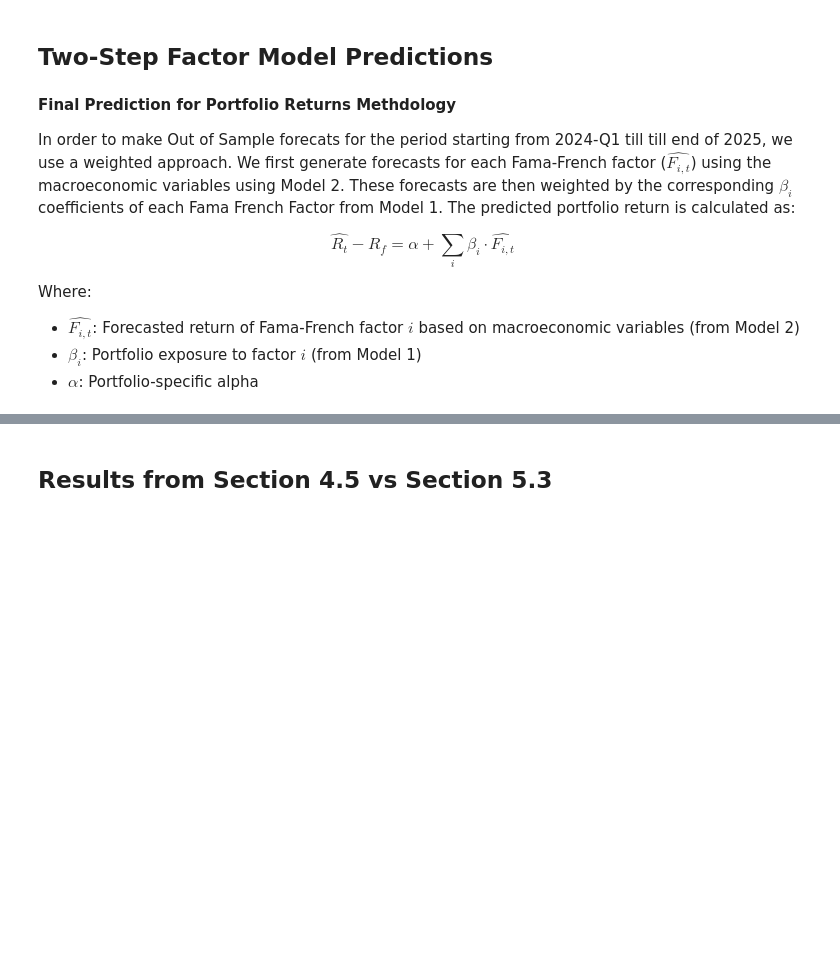
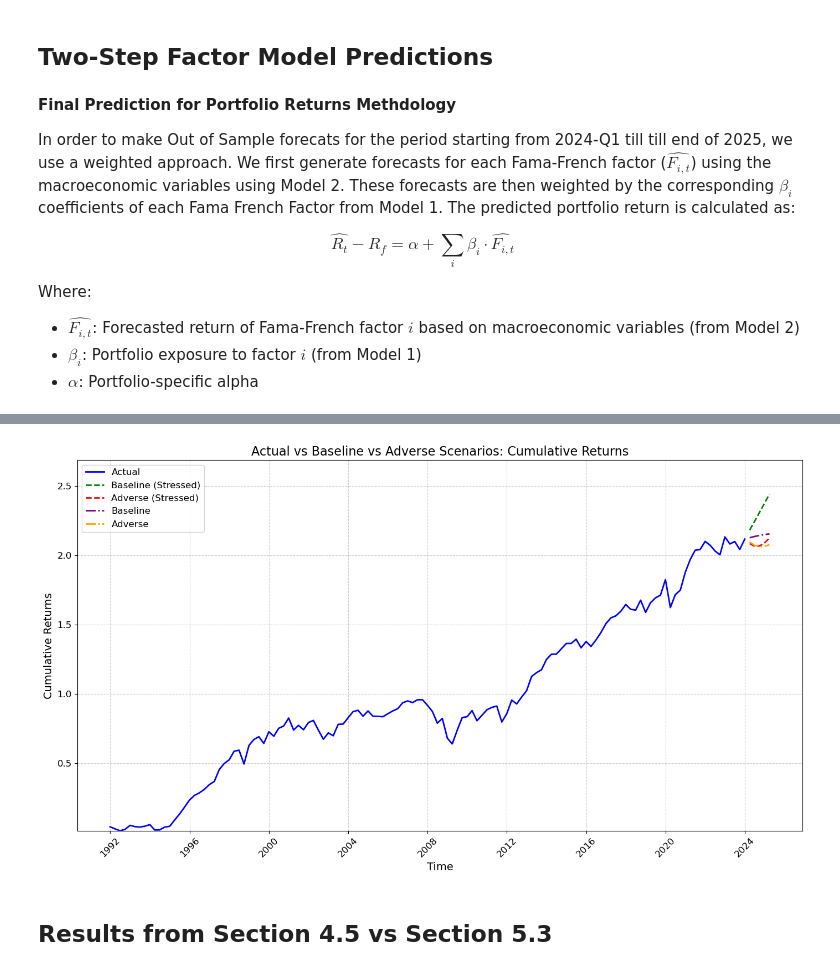
Before and after one commit to Raafayuqaily/TE-Portfolio-Stress-Testing-Final-Project, a Jupyter notebook: Final_Project2_Notebook_V7.ipynb, the cells around one changed output, grey strips where cells are left out. Drawn from its saved outputs; the diff is of its cells as text; code cells hidden in the pictures; blank space fills up the shorter version.

```diff
--- a/Final_Project2_Notebook_V7.ipynb
+++ b/Final_Project2_Notebook_V7.ipynb
@@ -1794,3 +1936,57 @@ plt.show()
+# %%
+fig, ax = plt.subplots(figsize=(14, 8))
+
+ax.plot(portf_ff_regression_returns.index,
+        portf_ff_regression_returns['Cumulative Actual Returns'],
+        label='Actual', color='blue', linewidth=2)
+
+ax.plot(final_portfolio_rets_pred_strsd.index,
+        final_portfolio_rets_pred_strsd['Cumulative Returns - Baseline (Stressed)'],
+        label='Baseline (Stressed)', color='green', linestyle='--', linewidth=2)
+
+ax.plot(final_portfolio_rets_pred_strsd.index,
+        final_portfolio_rets_pred_strsd['Cumulative Returns - Adverse (Stressed)'],
+        label='Adverse (Stressed)', color='red', linestyle='--', linewidth=2)
+
+ax.plot(final_portfolio_rets_pred.index,
+        final_portfolio_rets_pred['Cumulative Returns - Baseline'],
+        label='Baseline', color='purple', linestyle='-.', linewidth=2)
+
+ax.plot(final_portfolio_rets_pred.index,
+        final_portfolio_rets_pred['Cumulative Returns - Adverse'],
+        label='Adverse', color='orange', linestyle='-.', linewidth=2)
+
+ax.set_title("Actual vs Baseline vs Adverse Scenarios: Cumulative Returns", fontsize=16)
+ax.set_xlabel("Time", fontsize=14)
+ax.set_ylabel("Cumulative Returns", fontsize=14)
+
+y_min = min(
+    portf_ff_regression_returns['Cumulative Actual Returns'].min(),
+    final_portfolio_rets_pred_strsd['Cumulative Returns - Baseline (Stressed)'].min(),
+    final_portfolio_rets_pred_strsd['Cumulative Returns - Adverse (Stressed)'].min(),
+    final_portfolio_rets_pred['Cumulative Returns - Baseline'].min(),
+    final_portfolio_rets_pred['Cumulative Returns - Adverse'].min()
+)
+
+y_max = max(
+    portf_ff_regression_returns['Cumulative Actual Returns'].max(),
+    final_portfolio_rets_pred_strsd['Cumulative Returns - Baseline (Stressed)'].max(),
+    final_portfolio_rets_pred_strsd['Cumulative Returns - Adverse (Stressed)'].max(),
+    final_portfolio_rets_pred['Cumulative Returns - Baseline'].max(),
+    final_portfolio_rets_pred['Cumulative Returns - Adverse'].max()
+)
+
+ax.set_ylim(y_min * 0.9, y_max * 1.1)
+
+ax.legend(fontsize=12)
+ax.grid(True, linestyle='--', alpha=0.6)
+ax.tick_params(axis='x', rotation=45, labelsize=12)
+ax.tick_params(axis='y', labelsize=12)
+
+plt.tight_layout()
+plt.show()
+# %% [output]
+[figure, added]
 # %% [markdown]
 ## Results from Section 4.5 vs Section 5.3
 # %%
```
Also changed, not shown: parts of 18 cells of this notebook.
